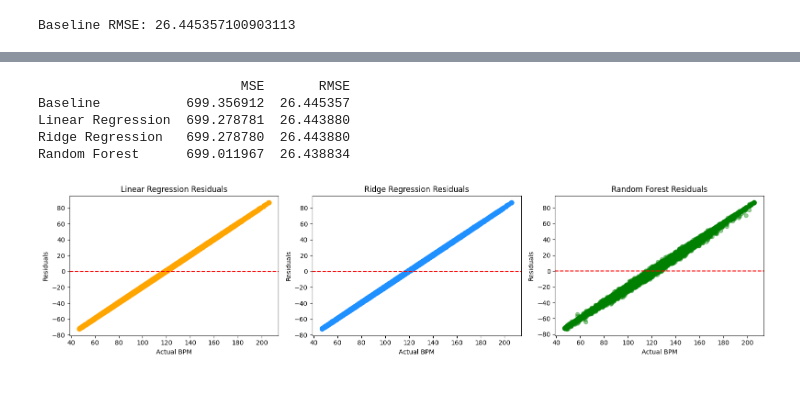
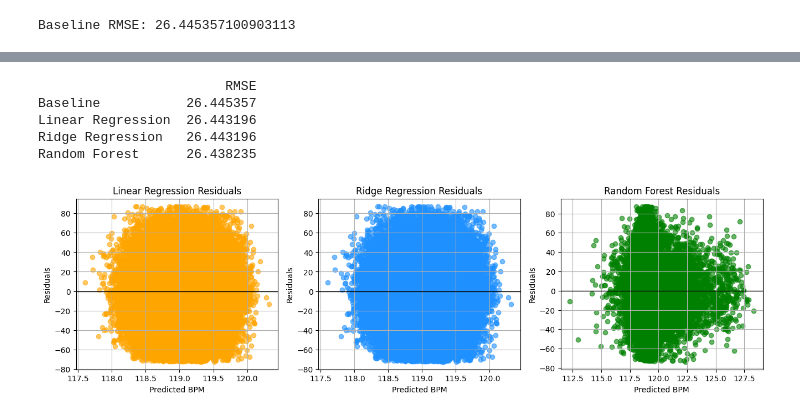
Before and after one commit to cassreinhardt/CS1050, a Jupyter notebook: machine-learning-project-cass.ipynb, the cells around one changed output, grey strips where cells are left out. Cells and saved outputs as stored; diff of their text form; code cells hidden in the pictures; blank space fills up the shorter version.

```diff
--- a/machine-learning-project-cass.ipynb
+++ b/machine-learning-project-cass.ipynb
@@ -81,15 +81,13 @@ plt.show()
 # %%
 # Train/Test split
 X_train, X_val, y_train, y_val = train_test_split(
-    X_raw, y, test_size=0.2, random_state=42
+    X_filtered, y, test_size=0.2, random_state=42
 )
 # %%
 # Linear Regression
-lin_reg = make_pipeline(LinearRegression())
+lin_reg = LinearRegression()
 lin_reg.fit(X_train, y_train)
-
 y_pred_lin = lin_reg.predict(X_val)
-mse_lin = mean_squared_error(y_val, y_pred_lin)
-rmse_lin = np.sqrt(mse_lin)
+rmse_lin = mean_squared_error(y_val, y_pred_lin, squared=False)
 print("Linear Regression RMSE:", rmse_lin)
 # %% [output]
@@ -181,54 +159,44 @@ plt.show()
 # %%
 # Show prefomance metrics, rmse
-# Collect metrics
 metrics = {
-    "Baseline": {"MSE": mse_baseline, "RMSE": rmse_baseline},
-    "Linear Regression": {"MSE": mse_lin, "RMSE": rmse_lin},
-    "Ridge Regression": {"MSE": mse_ridge, "RMSE": rmse_ridge},
-    "Random Forest": {"MSE": mse_rf, "RMSE": rmse_rf}
+    "Baseline": rmse_baseline,
+    "Linear Regression": rmse_lin,
+    "Ridge Regression": rmse_ridge,
+    "Random Forest": rmse_rf
 }
-
-# Convert to DataFrame for display
-metrics_df = pd.DataFrame(metrics).T
-print(metrics_df)
+print(pd.DataFrame(metrics, index=["RMSE"]).T)
 # %% [output]
-                          MSE       RMSE
-Baseline           699.356912  26.445357
-Linear Regression  699.278781  26.443880
-Ridge Regression   699.278780  26.443880
-Random Forest      699.011967  26.438834
+                        RMSE
+Baseline           26.445357
+Linear Regression  26.443196
+Ridge Regression   26.443196
+Random Forest      26.438235
 # %%
-# Residual plots for each model
+# Residual plots
 plt.figure(figsize=(16,4))
 
 # Linear Regression residuals
 plt.subplot(1,3,1)
 resid_lin = y_val - y_pred_lin
-plt.scatter(y_val, resid_lin, alpha=0.4, color='orange')
-plt.axhline(0, color='r', linestyle='--')
-plt.xlabel("Actual BPM")
-plt.ylabel("Residuals")
+plt.scatter(y_pred_lin, resid_lin, color='orange', alpha=0.6)
+plt.axhline(0, color='black', linewidth=1)
 plt.title("Linear Regression Residuals")
+plt.xlabel("Predicted BPM"); plt.ylabel("Residuals"); plt.grid(True)
 
 # Ridge Regression residuals
 plt.subplot(1,3,2)
 resid_ridge = y_val - y_pred_ridge
-plt.scatter(y_val, resid_ridge, alpha=0.4, color='dodgerblue')
-plt.axhline(0, color='r', linestyle='--')
-plt.xlabel("Actual BPM")
-plt.ylabel("Residuals")
+plt.scatter(y_pred_ridge, resid_ridge, color='dodgerblue', alpha=0.6)
+plt.axhline(0, color='black', linewidth=1)
 plt.title("Ridge Regression Residuals")
+plt.xlabel("Predicted BPM"); plt.ylabel("Residuals"); plt.grid(True)
 
 # Random Forest residuals
 plt.subplot(1,3,3)
 resid_rf = y_val - y_pred_rf
-plt.scatter(y_val, resid_rf, alpha=0.4, color='green')
-plt.axhline(0, color='r', linestyle='--')
-plt.xlabel("Actual BPM")
-plt.ylabel("Residuals")
+plt.scatter(y_pred_rf, resid_rf, color='green', alpha=0.6)
+plt.axhline(0, color='black', linewidth=1)
 plt.title("Random Forest Residuals")
-
-plt.tight_layout()
-plt.show()
+plt.xlabel("Predicted BPM"); plt.ylabel("Residuals"); plt.grid(True)
 # %% [output]
-[figure, old version]
+[figure, new version]
```
Also changed, not shown: parts of 11 cells of this notebook.
